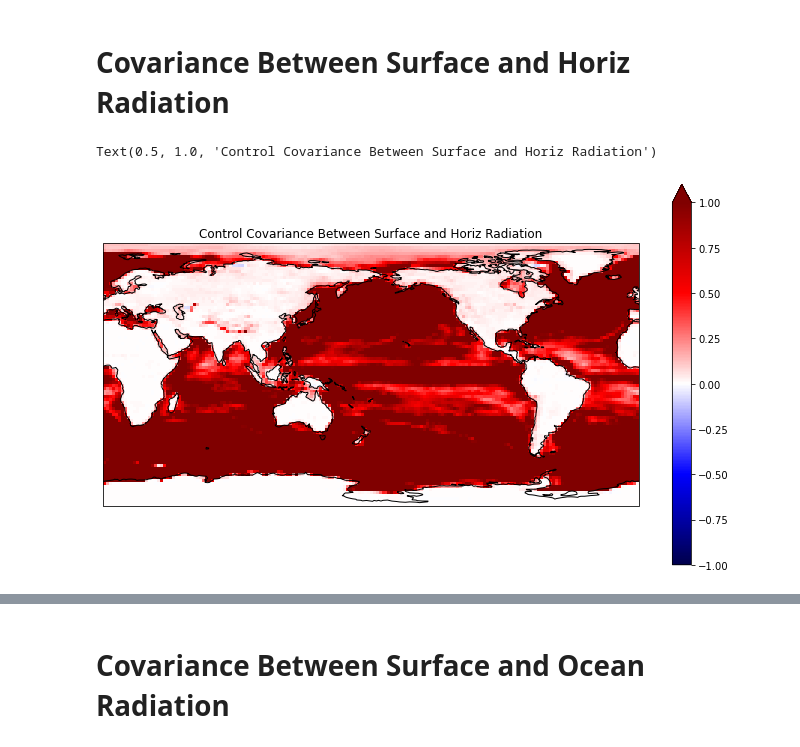
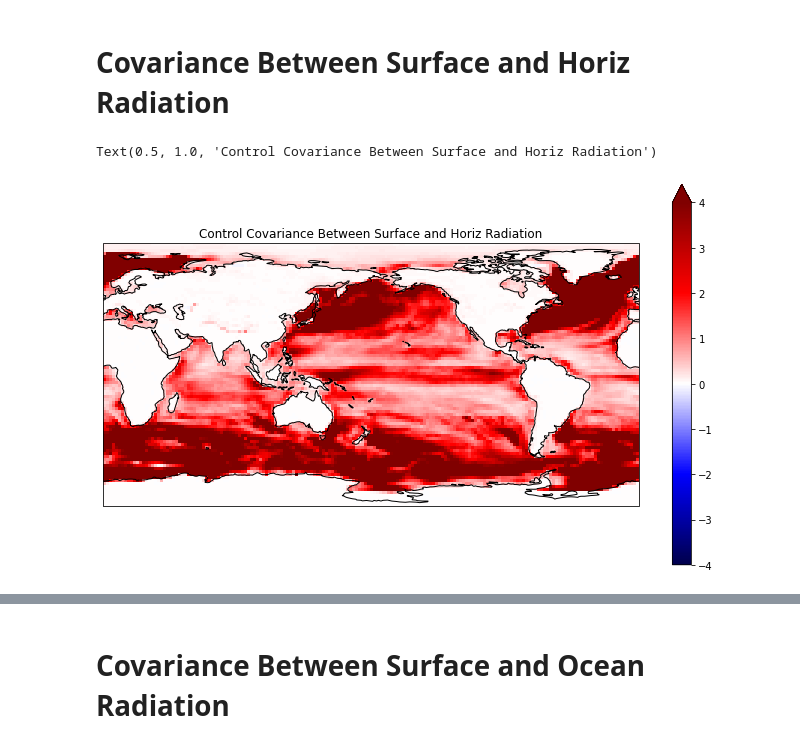
Before and after one commit to mailesasaki/cesmle_variability_analysis, a Jupyter notebook: energy_budget_variability/covariance.ipynb, the cells around one changed output, grey strips where cells are left out. Drawn from its saved outputs; the diff is of its cells as text; code cells hidden in the pictures.

```diff
--- a/energy_budget_variability/covariance.ipynb
+++ b/energy_budget_variability/covariance.ipynb
@@ -368,3 +372,10 @@ plt.title('Control Covariance Between TOA and Surface Radiation')
 # %% [output]
 Text(0.5, 1.0, 'Control Covariance Between TOA and Surface Radiation')
 [figure]
+# %%
+plt.rcParams['figure.figsize'] = [12, 7]
+ax = plt.axes(projection=ccrs.PlateCarree(central_longitude=180))
+cov_surface_toa.plot(ax=ax, transform=ccrs.PlateCarree(), cmap='seismic', vmax=1, vmin=-1)
+ax.coastlines(color='black', linewidth=1)
+vert_ds.plot.contour(ax=ax, transform=ccrs.PlateCarree(), colors='#000000', levels=[-0.005,0.005])
+plt.title('Control Covariance Between TOA and Surface Radiation')
@@ -402,3 +416,10 @@ plt.title('Control Covariance Between TOA and Horizontal Radiation')
 # %% [output]
 Text(0.5, 1.0, 'Control Covariance Between TOA and Horizontal Radiation')
 [figure]
+# %%
+plt.rcParams['figure.figsize'] = [12, 7]
+ax = plt.axes(projection=ccrs.PlateCarree(central_longitude=180))
+cov_toa_horiz.plot(ax=ax, transform=ccrs.PlateCarree(), cmap='seismic', vmax=1, vmin=-1)
+ax.coastlines(color='black', linewidth=1)
+vert_ds.plot.contour(ax=ax, transform=ccrs.PlateCarree(), colors='#000000', levels=[-0.005,0.005])
+plt.title('Control Covariance Between TOA and Horizontal Radiation')
@@ -416,3 +440,10 @@ plt.title('Control Covariance Between TOA and Ocean Radiation')
 # %% [output]
 Text(0.5, 1.0, 'Control Covariance Between TOA and Ocean Radiation')
 [figure]
+# %%
+plt.rcParams['figure.figsize'] = [12, 7]
+ax = plt.axes(projection=ccrs.PlateCarree(central_longitude=180))
+cov_toa_ocean.plot(ax=ax, transform=ccrs.PlateCarree(), cmap='seismic', vmax=1, vmin=-1)
+ax.coastlines(color='black', linewidth=1)
+vert_ds.plot.contour(ax=ax, transform=ccrs.PlateCarree(), colors='#000000', levels=[-0.005,0.005])
+plt.title('Control Covariance Between TOA and Ocean Radiation')
@@ -424,9 +458,9 @@ cov_surface_horiz = cov_surface_horiz.mean('name')
 # %%
 plt.rcParams['figure.figsize'] = [12, 7]
 ax = plt.axes(projection=ccrs.PlateCarree(central_longitude=180))
-cov_surface_horiz.plot(ax=ax, transform=ccrs.PlateCarree(), cmap='seismic', vmax=1, vmin=-1)
+cov_surface_horiz.plot(ax=ax, transform=ccrs.PlateCarree(), cmap='seismic', vmax=4, vmin=-4)
 ax.coastlines(color='black', linewidth=1)
 plt.title('Control Covariance Between Surface and Horiz Radiation')
 # %% [output]
 Text(0.5, 1.0, 'Control Covariance Between Surface and Horiz Radiation')
-[figure, old version]
+[figure, new version]
```
Also changed, not shown: parts of 11 cells of this notebook, 1 other file.
